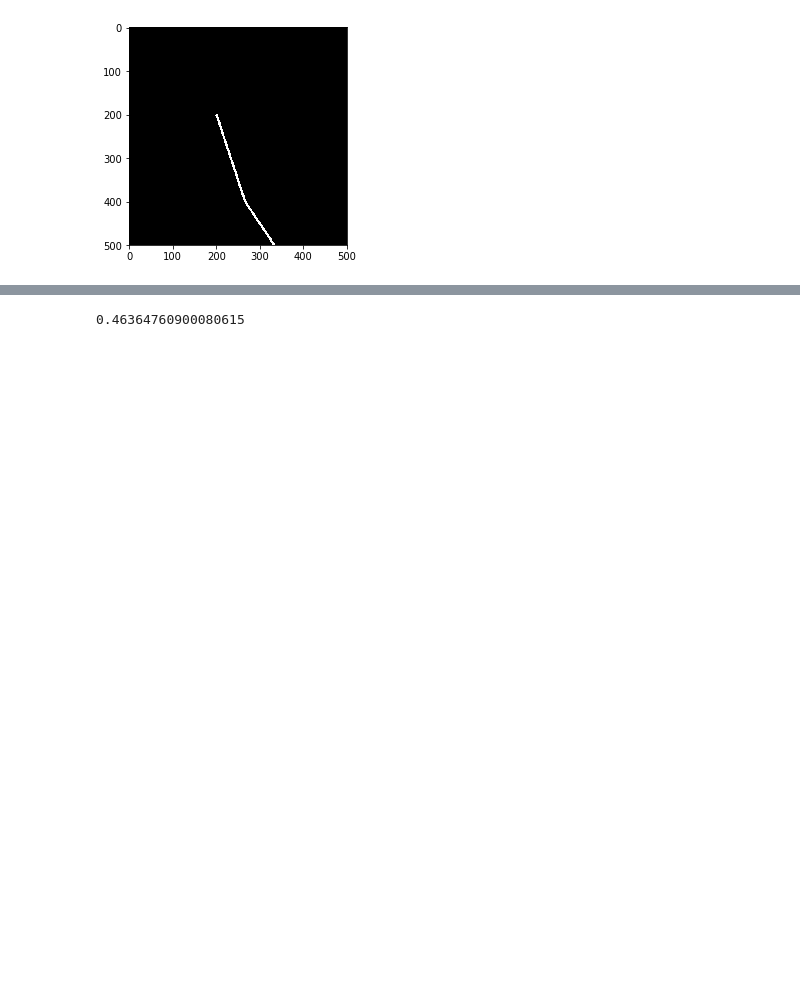
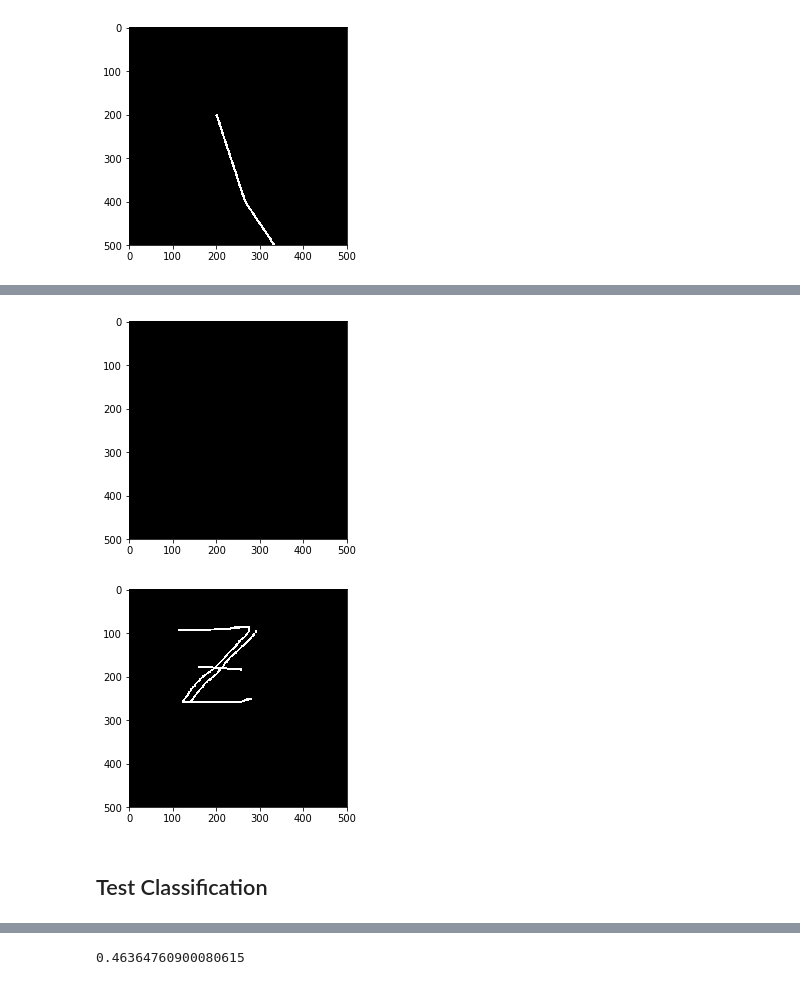
Before and after one commit to iolucas/mathwhat, a Jupyter notebook: implement_detexify.ipynb, the cells around one changed output, grey strips where cells are left out. Drawn from its saved outputs; the diff is of its cells as text; code cells hidden in the pictures; blank space fills up the shorter version.

```diff
--- a/implement_detexify.ipynb
+++ b/implement_detexify.ipynb
@@ -391,0 +457,35 @@ def aspect_fit(source, target):
+# %%
+alpha = 2*math.pi*15/360
+
+#sanitize = (map (dominant alpha
+#                .unduplicate
+#                .redistribute 10
+#                .aspectrefit (Point (0,0), Point (1,1))
+#                .smooth
+#                .unduplicate)
+#                ).limit 10"""
+
+def process_stroke(stroke, scale=1):
+    t_stroke = stroke
+    t_stroke = unduplicate(stroke)
+    t_stroke = smooth(t_stroke)
+    t_stroke = aspect_refit(((0,0), (scale,scale)), t_stroke)
+    t_stroke = redistribute(10, t_stroke)
+    t_stroke = unduplicate(t_stroke)
+    t_stroke = dominant(alpha, t_stroke)
+    return t_stroke
+
+def process(strokes, scale=1):
+    return list(map(lambda a: process_stroke(a, scale), strokes[:10]))
+# %%
+ind = 100
+
+draw_image(process(dataset[ind]))
+plt.show()
+draw_image(dataset[ind])
+plt.show()
+# %% [output]
+[figure, added]
+[figure, added]
+# %% [markdown]
+## Test Classification
```
Also changed, not shown: parts of 36 cells of this notebook, 1 other file.
